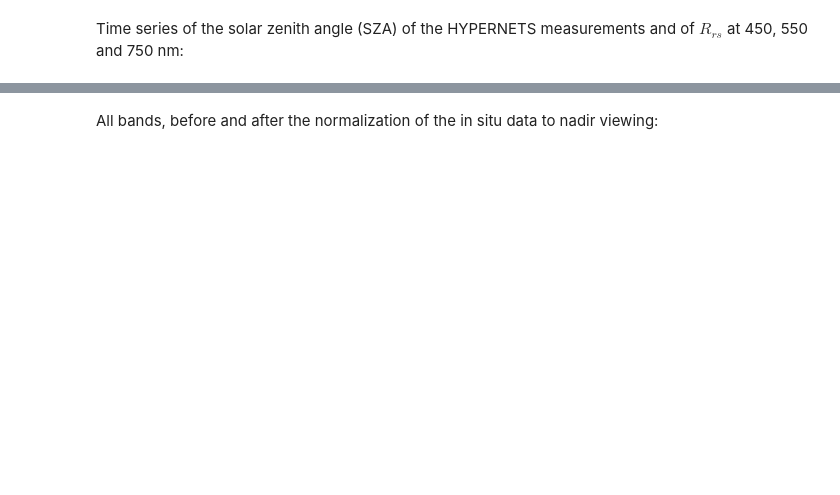
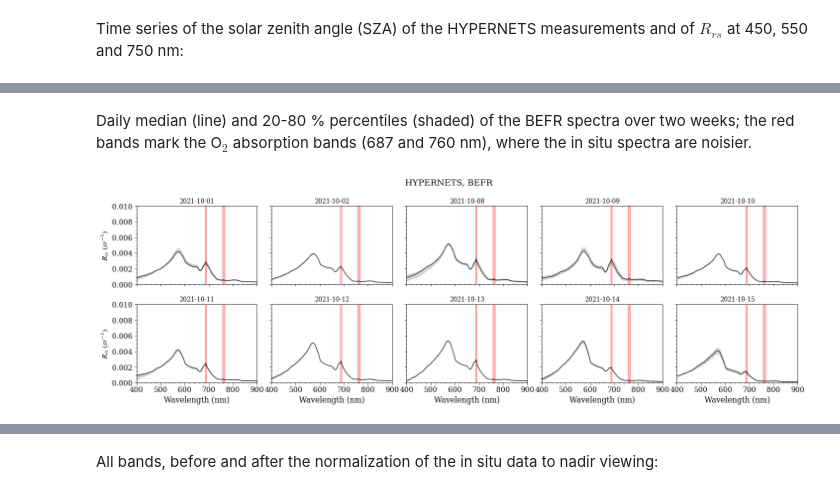
Before and after one commit to Tristanovsk/grstbx, a Jupyter notebook: docs/source/tutorials/validation/grstbx_l2a_hypernets_matchup.ipynb, the cells around one changed output, grey strips where cells are left out. Drawn from its saved outputs; the diff is of its cells as text; code cells hidden in the pictures; blank space fills up the shorter version.

```diff
--- a/docs/source/tutorials/validation/grstbx_l2a_hypernets_matchup.ipynb
+++ b/docs/source/tutorials/validation/grstbx_l2a_hypernets_matchup.ipynb
@@ -274,16 +113,0 @@ Statistics of the valid pixels (`mask == 0`) within the box, for each image:
-# %%
-# 'central_wavelength' (actual band centres of S2A / S2B) is not needed here
-Rrs = dcube.Rrs.sel(wl=slice(0, WL_MAX)).where(dcube.mask == 0).drop_vars('central_wavelength', errors='ignore')
-npix = dcube.sizes['x'] * dcube.sizes['y']
-with warnings.catch_warnings():  # images without any valid pixel
-    warnings.simplefilter('ignore', RuntimeWarning)
-    sat = xr.Dataset({'Rrs_median': Rrs.median(['x', 'y']),
-                      'Rrs_q25': Rrs.quantile(0.25, ['x', 'y']).drop_vars('quantile'),
-                      'Rrs_q75': Rrs.quantile(0.75, ['x', 'y']).drop_vars('quantile'),
-                      'Rrs_mean': Rrs.mean(['x', 'y']),
-                      'Rrs_std': Rrs.std(['x', 'y']),
-                      'valid_fraction': Rrs.isel(wl=0).count(['x', 'y']) / npix,
-                      'sza': dcube.sza.mean(['x', 'y']),
-                      'aot550': dcube.aot550.mean(['x', 'y'])})
-sat = sat.where(sat.valid_fraction > 0, drop=True)
-print(f'{sat.sizes["time"]} images with valid pixels')
@@ -478,0 +130,34 @@ pd.DataFrame(metrics).T.round(4)
+# %% [markdown]
+Daily median (line) and 20-80 % percentiles (shaded) of the BEFR spectra over two weeks; the red bands mark the
+O$_2$ absorption bands (687 and 760 nm), where the in situ spectra are noisier.
+# %%
+befr = hypernets.where(hypernets.site == 'BEFR', drop=True).swap_dims(obs='time')
+period = befr.sel(time=slice('2021-10-01', '2021-10-15'))
+days = np.unique(period.time.dt.floor('1D').values)
+
+ncols = 5
+nrows = int(np.ceil(len(days) / ncols))
+fig, axs = plt.subplots(nrows, ncols, figsize=(ncols * 3.6, nrows * 3), sharex=True, sharey=True, squeeze=False)
+for ax in axs.flat:
+    ax.set_axis_off()
+for ax, day in zip(axs.flat, days):
+    Rrs = period.Rrs.sel(time=slice(day, day + np.timedelta64(1, 'D')))
+    ax.set_axis_on()
+    with warnings.catch_warnings():           # no in situ data beyond 900 nm
+        warnings.simplefilter('ignore', RuntimeWarning)
+        ax.fill_between(Rrs.wl, Rrs.quantile(0.2, 'time'), Rrs.quantile(0.8, 'time'), alpha=0.3, color='grey')
+        ax.plot(Rrs.wl, Rrs.median('time'), c='k', lw=1)
+    for wl_min, wl_max in [(684, 691), (757, 767)]:
+        ax.axvspan(wl_min, wl_max, color='red', alpha=0.3, zorder=-6)
+    ax.set_title(pd.Timestamp(day).strftime('%Y-%m-%d'), fontsize=11)
+    ax.set_xlim(400, 900)
+    ax.set_ylim(0, 0.01)
+    ax.minorticks_on()
+for ax in axs[:, 0]:
+    ax.set_ylabel(r'$R_{rs}\ (sr^{-1})$')
+for ax in axs[-1]:
+    ax.set_xlabel('Wavelength (nm)')
+fig.suptitle('HYPERNETS, BEFR')
+fig.tight_layout()
+# %% [output]
+[figure, added]
```
Also changed, not shown: parts of 55 cells of this notebook, 1 other file.
